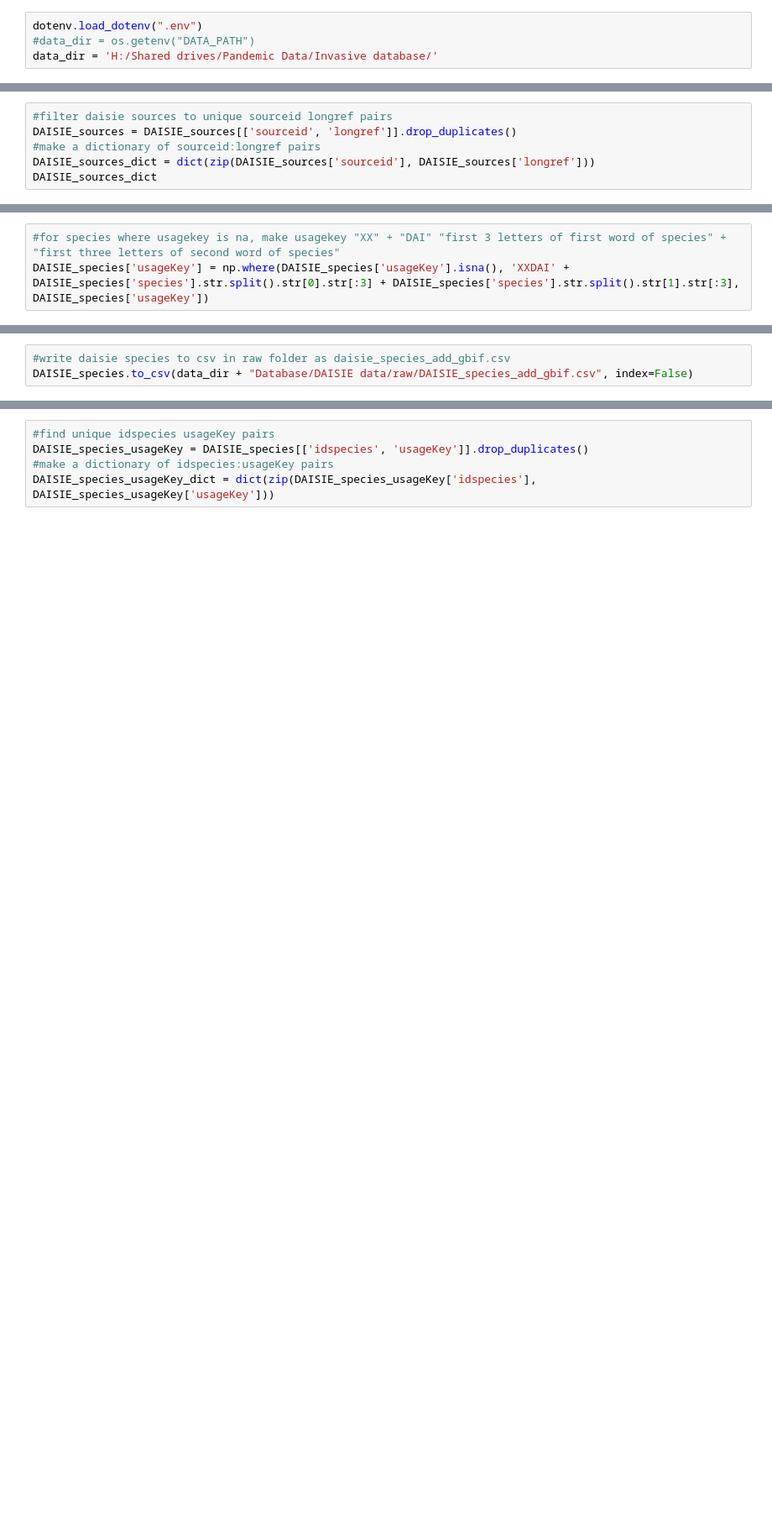
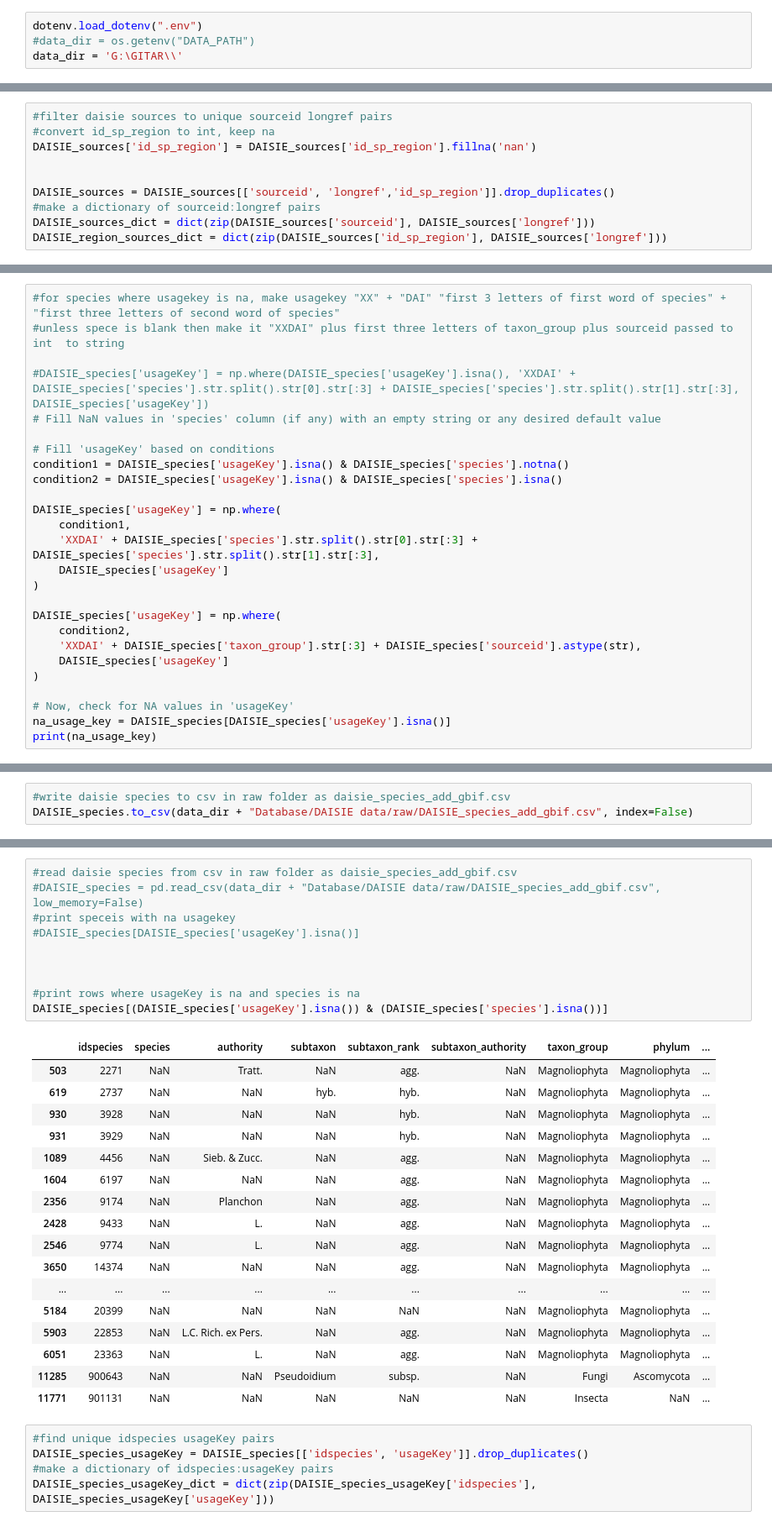
Before and after one commit to ncsu-landscape-dynamics/GIATAR-dataset, a Jupyter notebook: data_update/6_consolidate_DAISIE.ipynb, the cells around one changed output, grey strips where cells are left out. Shown: that part at 84% size. Drawn from its saved outputs; the diff is of its cells as text; blank space fills up the shorter version.

```diff
--- a/data_update/6_consolidate_DAISIE.ipynb
+++ b/data_update/6_consolidate_DAISIE.ipynb
@@ -8,7 +9,7 @@ from data_functions import *
 # %%
 dotenv.load_dotenv(".env")
 #data_dir = os.getenv("DATA_PATH")
-data_dir = 'H:/Shared drives/Pandemic Data/Invasive database/'
+data_dir = 'G:\GITAR\\'
 # %%
 #read occurences/all_records.csv from data_dir
 all_records = pd.read_csv(data_dir + "Database/occurrences/all_records.csv", low_memory=False)
@@ -17,7 +18,11 @@ master_usageKey = all_records['usageKey'].unique()
 DAISIE_sources = pd.read_csv(data_dir + "Database/DAISIE data/raw/DAISIE_literature_references.csv", low_memory=False)
 # %%
 #filter daisie sources to unique sourceid longref pairs
-DAISIE_sources = DAISIE_sources[['sourceid', 'longref']].drop_duplicates()
+#convert id_sp_region to int, keep na
+DAISIE_sources['id_sp_region'] = DAISIE_sources['id_sp_region'].fillna('nan')
+
+
+DAISIE_sources = DAISIE_sources[['sourceid', 'longref','id_sp_region']].drop_duplicates()
 #make a dictionary of sourceid:longref pairs
 DAISIE_sources_dict = dict(zip(DAISIE_sources['sourceid'], DAISIE_sources['longref']))
-DAISIE_sources_dict
+DAISIE_region_sources_dict = dict(zip(DAISIE_sources['id_sp_region'], DAISIE_sources['longref']))
@@ -72,4 +43,27 @@ DAISIE_species
 gbif_species_match(DAISIE_species)
 # %%
 #for species where usagekey is na, make usagekey "XX" + "DAI" "first 3 letters of first word of species" + "first three letters of second word of species"
-DAISIE_species['usageKey'] = np.where(DAISIE_species['usageKey'].isna(), 'XXDAI' + DAISIE_species['species'].str.split().str[0].str[:3] + DAISIE_species['species'].str.split().str[1].str[:3], DAISIE_species['usageKey'])
+#unless spece is blank then make it "XXDAI" plus first three letters of taxon_group plus sourceid passed to int  to string
+
+#DAISIE_species['usageKey'] = np.where(DAISIE_species['usageKey'].isna(), 'XXDAI' + DAISIE_species['species'].str.split().str[0].str[:3] + DAISIE_species['species'].str.split().str[1].str[:3], DAISIE_species['usageKey'])
+# Fill NaN values in 'species' column (if any) with an empty string or any desired default value
+
+# Fill 'usageKey' based on conditions
+condition1 = DAISIE_species['usageKey'].isna() & DAISIE_species['species'].notna()
+condition2 = DAISIE_species['usageKey'].isna() & DAISIE_species['species'].isna()
+
+DAISIE_species['usageKey'] = np.where(
+    condition1,
+    'XXDAI' + DAISIE_species['species'].str.split().str[0].str[:3] + DAISIE_species['species'].str.split().str[1].str[:3],
+    DAISIE_species['usageKey']
+)
+
+DAISIE_species['usageKey'] = np.where(
+    condition2,
+    'XXDAI' + DAISIE_species['taxon_group'].str[:3] + DAISIE_species['sourceid'].astype(str),
+    DAISIE_species['usageKey']
+)
+
+# Now, check for NA values in 'usageKey'
+na_usage_key = DAISIE_species[DAISIE_species['usageKey'].isna()]
+print(na_usage_key)
@@ -95,3 +77,31 @@ DAISIE_species
+# %%
+#read daisie species from csv in raw folder as daisie_species_add_gbif.csv
+#DAISIE_species = pd.read_csv(data_dir + "Database/DAISIE data/raw/DAISIE_species_add_gbif.csv", low_memory=False)
+#print speceis with na usagekey
+#DAISIE_species[DAISIE_species['usageKey'].isna()]
+
+
+
+#print rows where usageKey is na and species is na
+DAISIE_species[(DAISIE_species['usageKey'].isna()) & (DAISIE_species['species'].isna())]
+# %% [output]
+|  | idspecies | species | authority | subtaxon | subtaxon_rank | subtaxon_authority | taxon_group | phylum | ... |
+| 503 | 2271 | NaN | Tratt. | NaN | agg. | NaN | Magnoliophyta | Magnoliophyta | ... |
+| 619 | 2737 | NaN | NaN | hyb. | hyb. | NaN | Magnoliophyta | Magnoliophyta | ... |
+| 930 | 3928 | NaN | NaN | NaN | hyb. | NaN | Magnoliophyta | Magnoliophyta | ... |
+| 931 | 3929 | NaN | NaN | NaN | hyb. | NaN | Magnoliophyta | Magnoliophyta | ... |
+| 1089 | 4456 | NaN | Sieb. & Zucc. | NaN | agg. | NaN | Magnoliophyta | Magnoliophyta | ... |
+| 1604 | 6197 | NaN | NaN | NaN | agg. | NaN | Magnoliophyta | Magnoliophyta | ... |
+| 2356 | 9174 | NaN | Planchon | NaN | agg. | NaN | Magnoliophyta | Magnoliophyta | ... |
+| 2428 | 9433 | NaN | L. | NaN | agg. | NaN | Magnoliophyta | Magnoliophyta | ... |
+| 2546 | 9774 | NaN | L. | NaN | agg. | NaN | Magnoliophyta | Magnoliophyta | ... |
+| 3650 | 14374 | NaN | NaN | NaN | agg. | NaN | Magnoliophyta | Magnoliophyta | ... |
+| ... | ... | ... | ... | ... | ... | ... | ... | ... | ... |
+| 5184 | 20399 | NaN | NaN | NaN | NaN | NaN | Magnoliophyta | Magnoliophyta | ... |
+| 5903 | 22853 | NaN | L.C. Rich. ex Pers. | NaN | agg. | NaN | Magnoliophyta | Magnoliophyta | ... |
+| 6051 | 23363 | NaN | L. | NaN | agg. | NaN | Magnoliophyta | Magnoliophyta | ... |
+| 11285 | 900643 | NaN | NaN | Pseudoidium | subsp. | NaN | Fungi | Ascomycota | ... |
+| 11771 | 901131 | NaN | NaN | NaN | NaN | NaN | Insecta | NaN | ... |
 # %%
 #find unique idspecies usageKey pairs
 DAISIE_species_usageKey = DAISIE_species[['idspecies', 'usageKey']].drop_duplicates()
```
Also changed, not shown: parts of 10 cells of this notebook, 7 other files.
